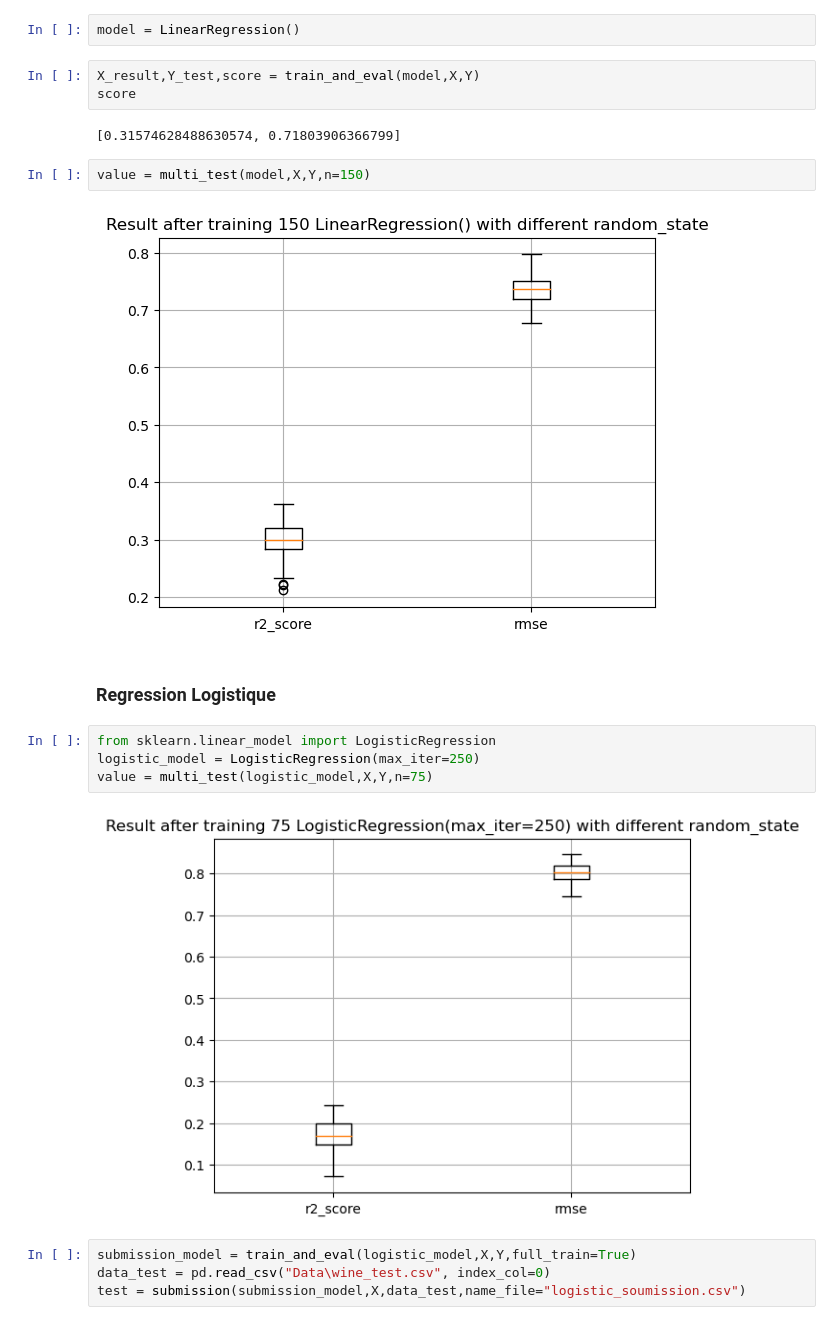
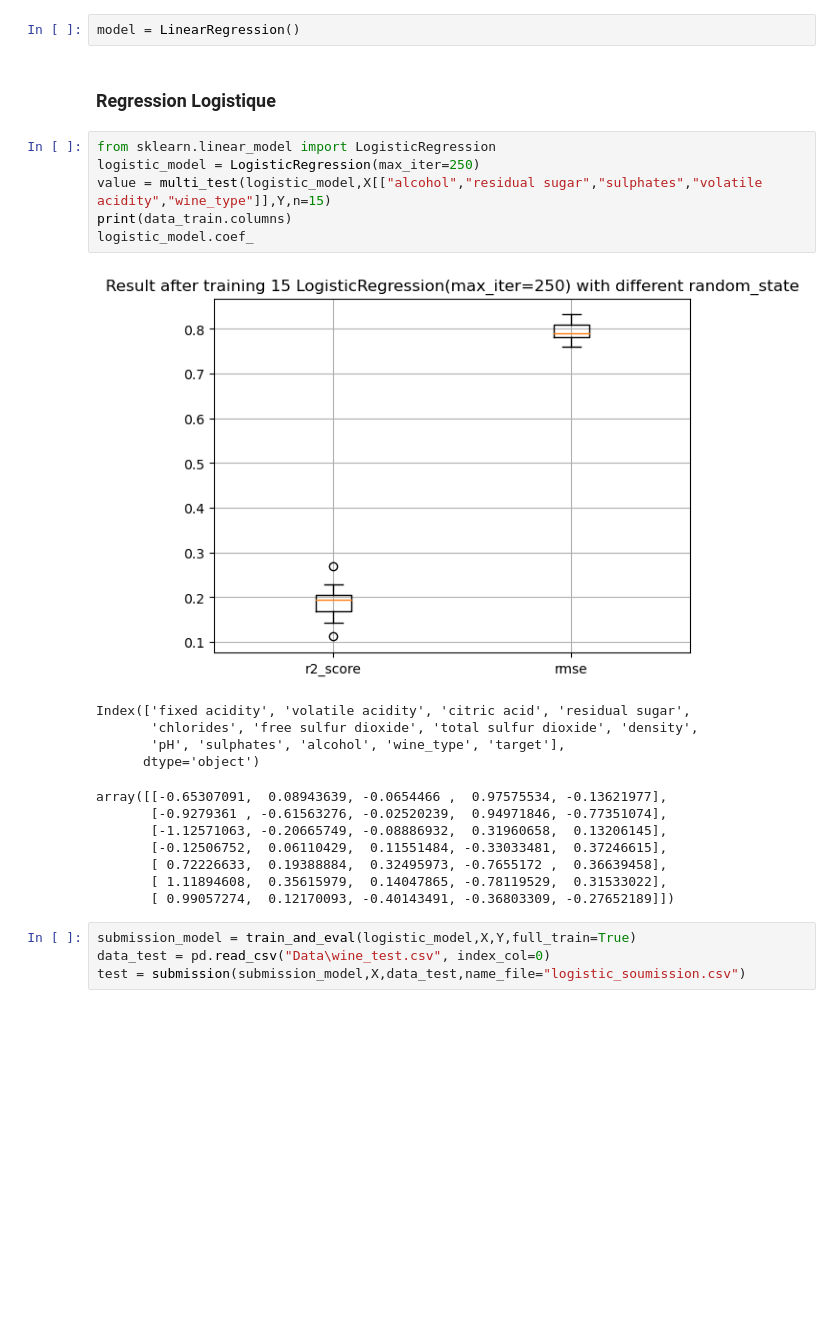
Before and after one commit to AlexPierron/Supervised-Learning, a Jupyter notebook: Regression_Vin/Code.ipynb, the cells around one changed output. Cells and saved outputs as stored; diff of their text form; blank space fills up the shorter version.

```diff
--- a/Regression_Vin/Code.ipynb
+++ b/Regression_Vin/Code.ipynb
@@ -9,22 +35,26 @@ from sklearn.linear_model import LinearRegression
 # %%
 model = LinearRegression()
-# %%
-X_result,Y_test,score = train_and_eval(model,X,Y)
-score
-# %% [output]
-[0.31574628488630574, 0.71803906366799]
-# %%
-value = multi_test(model,X,Y,n=150)
-# %% [output]
-[figure, removed]
 # %% [markdown]
 ### Regression Logistique
 # %%
 from sklearn.linear_model import LogisticRegression
 logistic_model = LogisticRegression(max_iter=250)
-value = multi_test(logistic_model,X,Y,n=75)
+value = multi_test(logistic_model,X[["alcohol","residual sugar","sulphates","volatile acidity","wine_type"]],Y,n=15)
+print(data_train.columns)
+logistic_model.coef_
 # %% [output]
-[figure, old version]
+[figure, new version]
+Index(['fixed acidity', 'volatile acidity', 'citric acid', 'residual sugar',
+       'chlorides', 'free sulfur dioxide', 'total sulfur dioxide', 'density',
+       'pH', 'sulphates', 'alcohol', 'wine_type', 'target'],
+      dtype='object')
+array([[-0.65307091,  0.08943639, -0.0654466 ,  0.97575534, -0.13621977],
+       [-0.9279361 , -0.61563276, -0.02520239,  0.94971846, -0.77351074],
+       [-1.12571063, -0.20665749, -0.08886932,  0.31960658,  0.13206145],
+       [-0.12506752,  0.06110429,  0.11551484, -0.33033481,  0.37246615],
+       [ 0.72226633,  0.19388884,  0.32495973, -0.7655172 ,  0.36639458],
+       [ 1.11894608,  0.35615979,  0.14047865, -0.78119529,  0.31533022],
+       [ 0.99057274,  0.12170093, -0.40143491, -0.36803309, -0.27652189]])
 # %%
 submission_model = train_and_eval(logistic_model,X,Y,full_train=True)
 data_test = pd.read_csv("Data\wine_test.csv", index_col=0)
```
Also changed, not shown: parts of 23 cells of this notebook, 2 other files.
